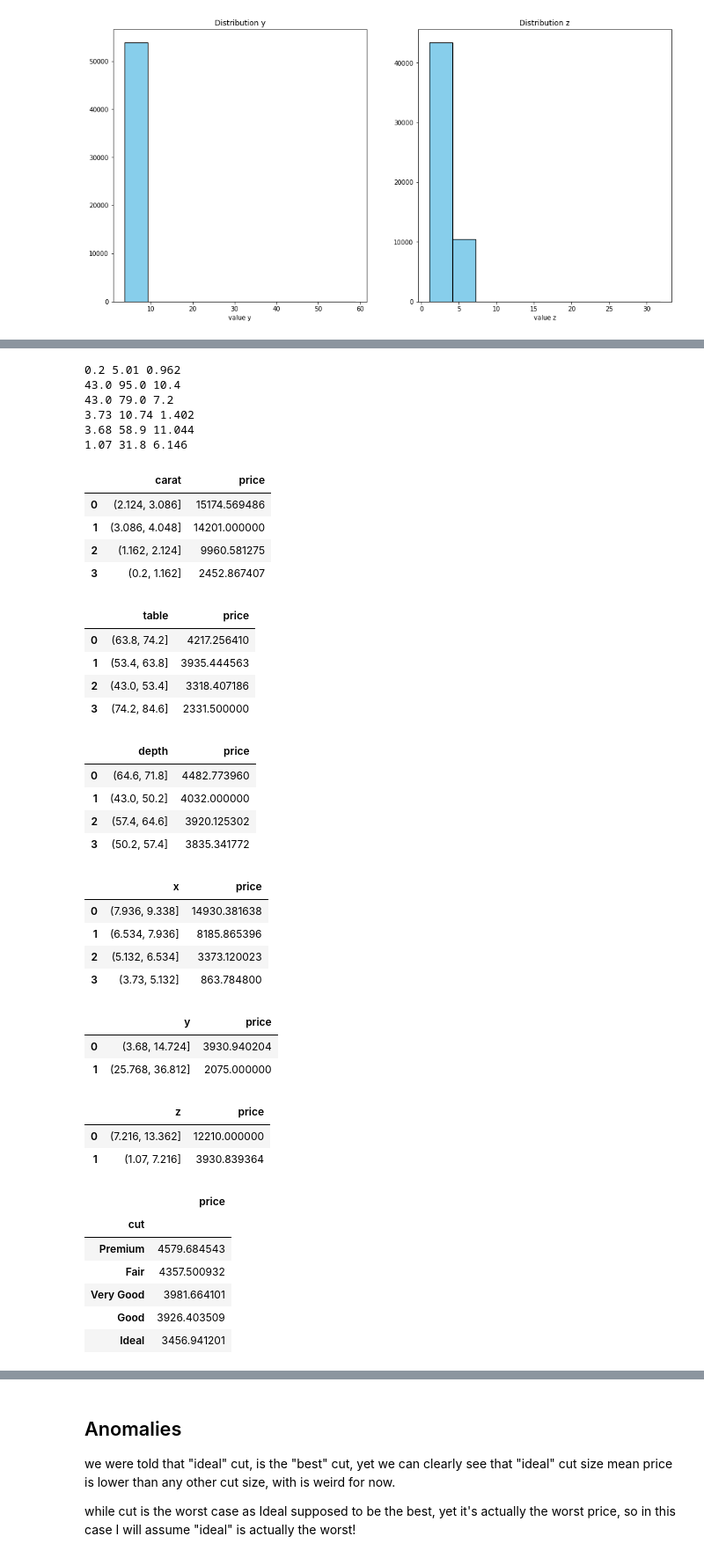
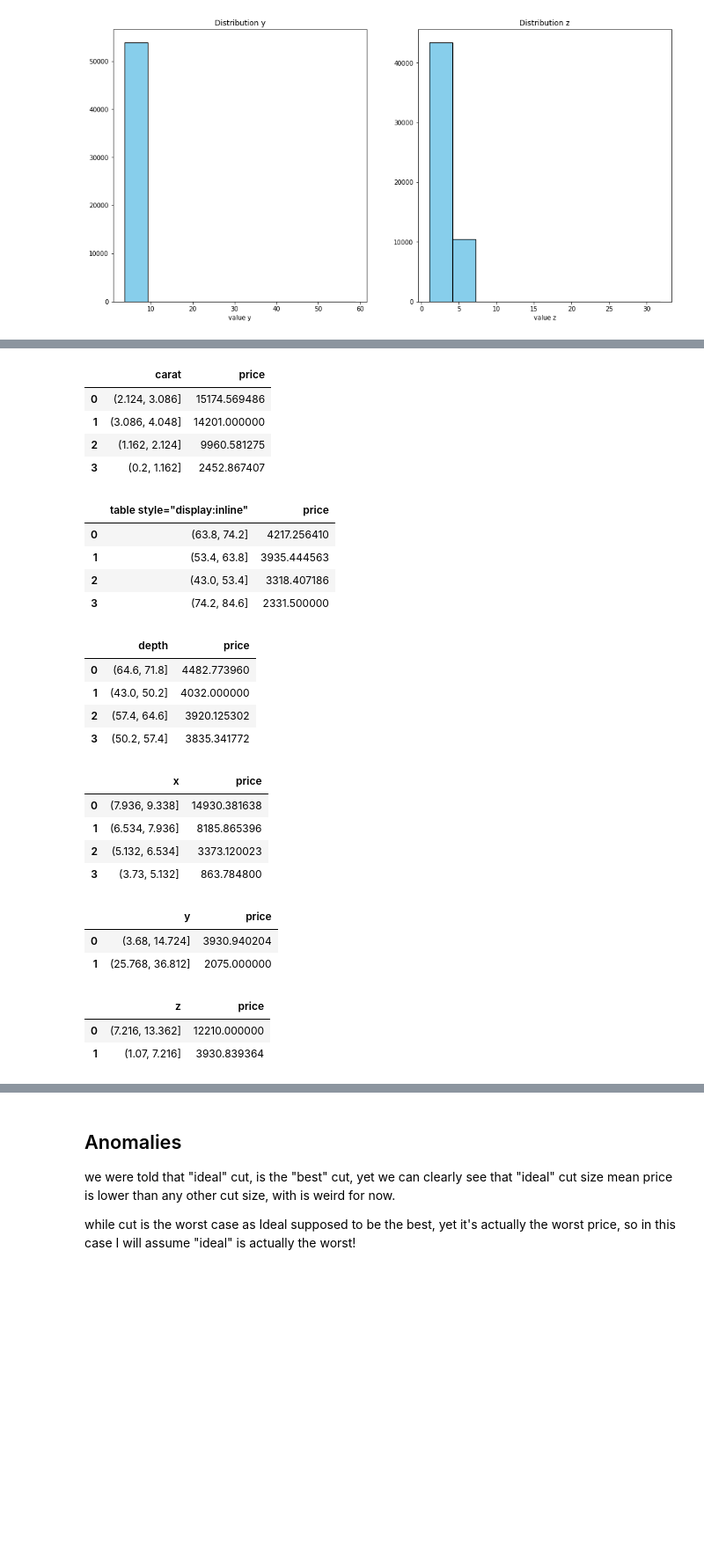
Before and after one commit to mike-tr/IntroToDS_Final, a Jupyter notebook: P3_regression_diamonds.ipynb, the cells around one changed output, grey strips where cells are left out. Shown at 88% size. Saved outputs shown, nothing was run; the diff lists cells and outputs as text; code cells hidden in the pictures; blank space fills up the shorter version.

```diff
--- a/P3_regression_diamonds.ipynb
+++ b/P3_regression_diamonds.ipynb
@@ -149,51 +153,61 @@ we can also see that the distribution of  carat and price are about the same.
 # %%
-from IPython.display import display, HTML
+from IPython.display import display, HTML, display_html
+def display_side_by_side(_dfs : []):
+    html_str=''
+    for df in _dfs:
+        html_str+=df.to_html()
+    display_html(html_str.replace('table','table style="display:inline"'),raw=True)
 
 def group_range(data_set : pd.DataFrame, col : str, folds = 5):
     min_v = data_set[col].min()
     max_v = data_set[col].max()
     folds = (max_v - min_v) / folds
-    print(min_v, max_v, folds)
+    #print(min_v, max_v, folds)
     return data_set.groupby(pd.cut(data_set[col], np.arange(min_v, max_v, folds))).mean()
 
 
 def get_dfs(df_set : pd.DataFrame, compare : str):
+    dfs = []
     for col in df_set.columns:
         if col == compare:
             continue
         current_df = df_set[[col, compare]]
-        display(current_df.groupby([col]).mean().sort_values(by=([compare]),ascending=False))
+        dfs.append(current_df.groupby([col]).mean().sort_values(by=([compare]),ascending=False))
+    return dfs
 
 diamonds_range = diamonds.copy()
 
 def convert_to_ranges(df_set : pd.DataFrame, columns : []):
+    dfs = []
     df_copy = df_set.copy()
     for col in columns:
         range_data = group_range(df_copy, col)["price"].sort_values(ascending=False).reset_index().dropna()
-        display(range_data)
-    return df_copy.drop(columns, axis=1)
+        dfs.append(range_data)
+        #display(range_data)
+    return df_copy.drop(columns, axis=1), dfs
 
 
 range_map = ["carat", "table", "depth", "x", "y", "z"]
-diamonds_range = convert_to_ranges(diamonds_range, range_map)
+diamonds_range, dfs_arr = convert_to_ranges(diamonds_range, range_map)
 
-get_dfs(diamonds_range, "price")
-#company_df = df[["company","rating"]]
 
-#company_df.groupby(['company']).mean().sort_values(by=(["rating"]),ascending=False)[:10]
+def print_x_together(_dfs : [], x : int):
+    _display_arr = []
+    for _df in _dfs:
+        _display_arr.append(_df)
+        if len(_display_arr) == x:
+            display_side_by_side(_display_arr)
+            print()
+            _display_arr = []
+
+print_x_together(dfs_arr,3)
 # %% [output]
-0.2 5.01 0.962
-43.0 95.0 10.4
-43.0 79.0 7.2
-3.73 10.74 1.402
-3.68 58.9 11.044
-1.07 31.8 6.146
 |  | carat | price |
 | 0 | (2.124, 3.086] | 15174.569486 |
 | 1 | (3.086, 4.048] | 14201.000000 |
 | 2 | (1.162, 2.124] | 9960.581275 |
 | 3 | (0.2, 1.162] | 2452.867407 |
-|  | table | price |
+|  | table style="display:inline" | price |
 | 0 | (63.8, 74.2] | 4217.256410 |
 | 1 | (53.4, 63.8] | 3935.444563 |
 | 2 | (43.0, 53.4] | 3318.407186 |
@@ -214,10 +228,3 @@ get_dfs(diamonds_range, "price")
 |  | z | price |
 | 0 | (7.216, 13.362] | 12210.000000 |
 | 1 | (1.07, 7.216] | 3930.839364 |
-|  | price |
-| cut |  |
-| Premium | 4579.684543 |
-| Fair | 4357.500932 |
-| Very Good | 3981.664101 |
-| Good | 3926.403509 |
-| Ideal | 3456.941201 |
```
Also changed, not shown: parts of 14 cells of this notebook.
